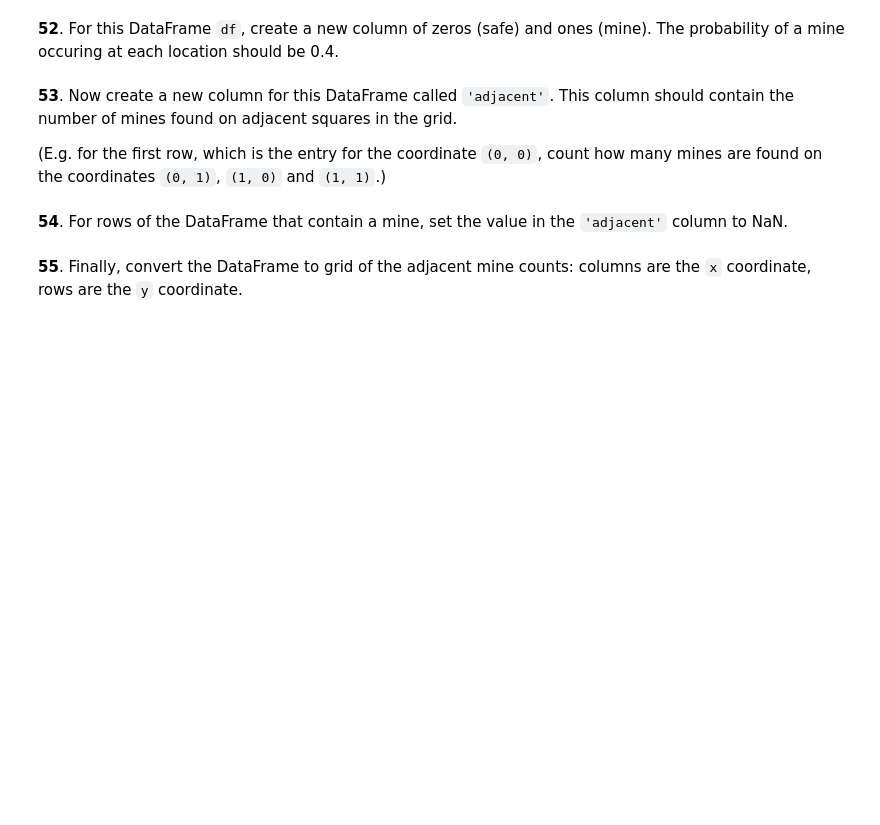
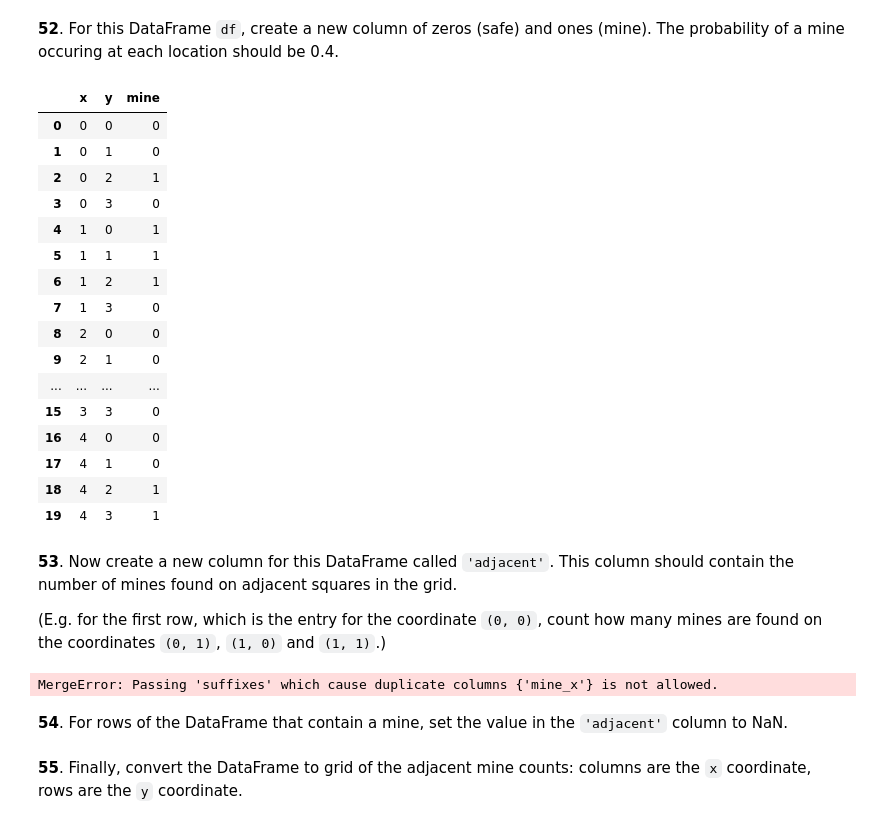
Before and after one commit to Jhonelkour/100-pandas-puzzles-, a Jupyter notebook: puzzles_solutions.ipynb, the cells around one changed output. Saved outputs shown, nothing was run; the diff lists cells and outputs as text; code cells hidden in the pictures; blank space fills up the shorter version.

````diff
--- a/puzzles_solutions.ipynb
+++ b/puzzles_solutions.ipynb
@@ -968,3 +1067,10 @@ To begin, generate a DataFrame `df` with two columns, `'x'` and `'y'` containing
 1  0  1
 2  0  2
 ```
+# %%
+X = 5
+Y = 4
+
+p = pd.core.reshape.util.cartesian_product([np.arange(X), np.arange(Y)])
+df = pd.DataFrame(np.asarray(p).T, columns=['x', 'y'])
+df
@@ -971,9 +1095,44 @@ To begin, generate a DataFrame `df` with two columns, `'x'` and `'y'` containing
 # %% [markdown]
 **52**. For this DataFrame `df`, create a new column of zeros (safe) and ones (mine). The probability of a mine occuring at each location should be 0.4.
+# %%
+df['mine'] = np.random.binomial(1, 0.4, X*Y)
+df
+# %% [output]
+|  | x | y | mine |
+| 0 | 0 | 0 | 0 |
+| 1 | 0 | 1 | 0 |
+| 2 | 0 | 2 | 1 |
+| 3 | 0 | 3 | 0 |
+| 4 | 1 | 0 | 1 |
+| 5 | 1 | 1 | 1 |
+| 6 | 1 | 2 | 1 |
+| 7 | 1 | 3 | 0 |
+| 8 | 2 | 0 | 0 |
+| 9 | 2 | 1 | 0 |
+| ... | ... | ... | ... |
+| 15 | 3 | 3 | 0 |
+| 16 | 4 | 0 | 0 |
+| 17 | 4 | 1 | 0 |
+| 18 | 4 | 2 | 1 |
+| 19 | 4 | 3 | 1 |
 # %% [markdown]
 **53**. Now create a new column for this DataFrame called `'adjacent'`. This column should contain the number of mines found on adjacent squares in the grid.
 
 (E.g. for the first row, which is the entry for the coordinate `(0, 0)`, count how many mines are found on the coordinates `(0, 1)`, `(1, 0)` and `(1, 1)`.)
+# %%
+df['adjacent'] = \
+    df.merge(df + [ 1,  1, 0], on=['X', 'y'], how='left')\
+      .merge(df + [ 1, -1, 0], on=['x', 'y'], how='left')\
+      .merge(df + [-1,  1, 0], on=['x', 'y'], how='left')\
+      .merge(df + [-1, -1, 0], on=['x', 'y'], how='left')\
+      .merge(df + [ 1,  0, 0], on=['x', 'y'], how='left')\
+      .merge(df + [-1,  0, 0], on=['x', 'y'], how='left')\
+      .merge(df + [ 0,  1, 0], on=['x', 'y'], how='left')\
+      .merge(df + [ 0, -1, 0], on=['x', 'y'], how='left')\
+      .iloc[:, 3:]\
+      .sum(axis=1)
+# %% [output]
+MergeError: Passing 'suffixes' which cause duplicate columns {'mine_x'} is not allowed.
 # %% [markdown]
 **54**. For rows of the DataFrame that contain a mine, set the value in the `'adjacent'` column to NaN.
 # %% [markdown]
````
Also changed, not shown: parts of 14 cells of this notebook.
